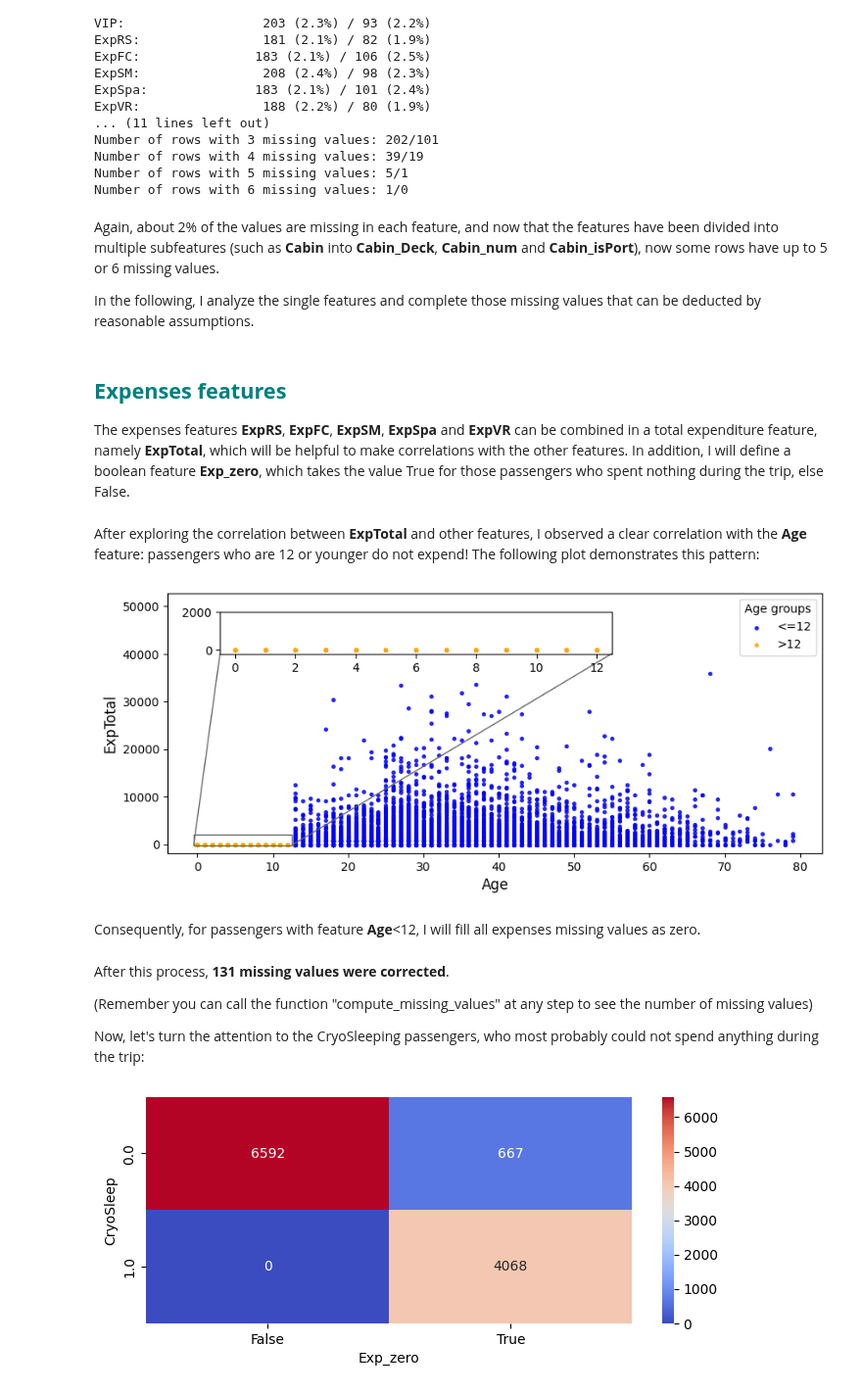
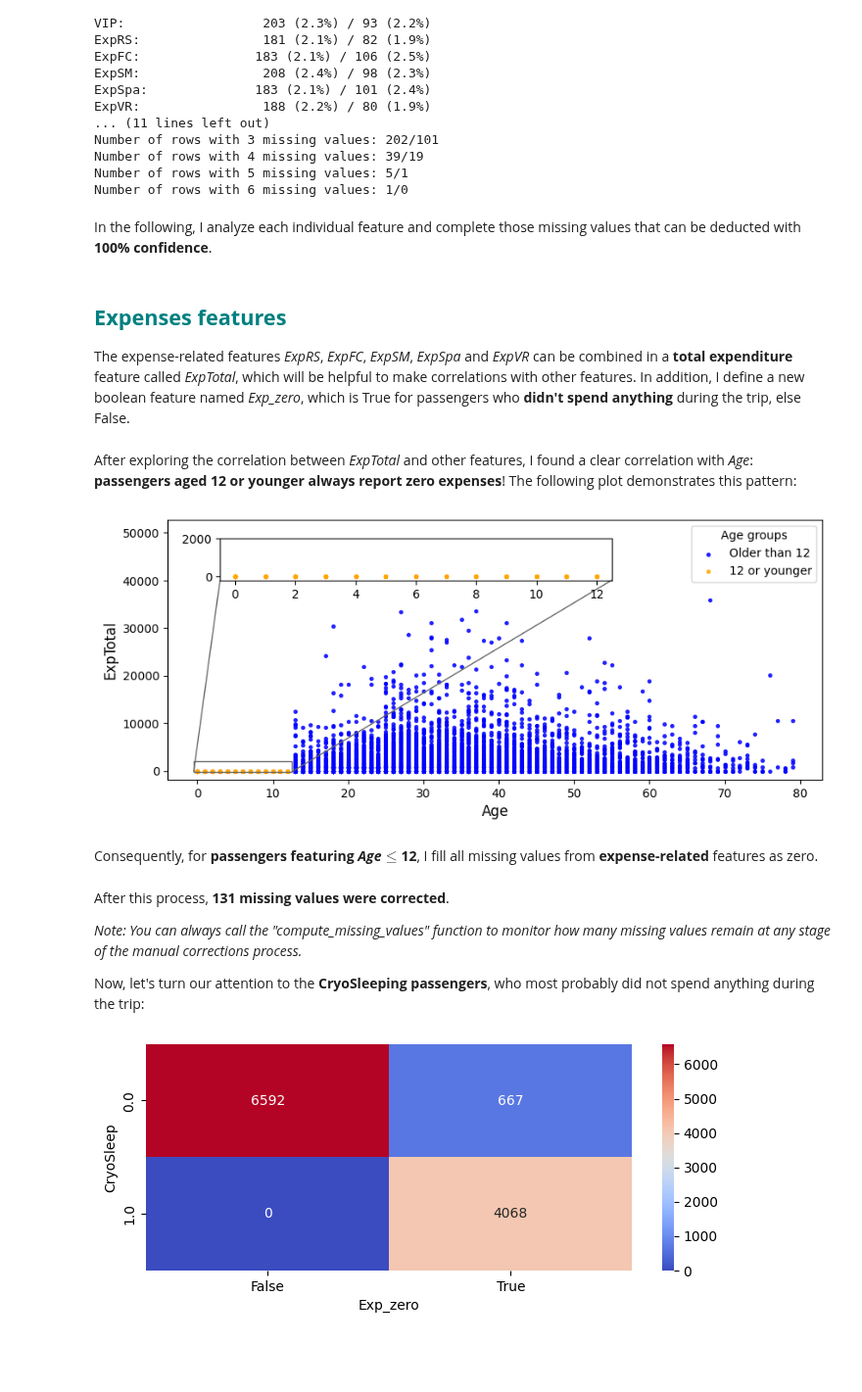
Before and after one commit to Fertmeneses/titanic-spaceship-kaggle, a Jupyter notebook: 03_spaceship-titanic-data-imputation.ipynb, the cells around one changed output. Shown at 98% size. Drawn from its saved outputs; the diff is of its cells as text; code cells hidden in the pictures; blank space fills up the shorter version.

Commit message:
Continue ML-assisted revision, finish the Manual Corrections section

```diff
--- a/03_spaceship-titanic-data-imputation.ipynb
+++ b/03_spaceship-titanic-data-imputation.ipynb
@@ -1154,6 +1154,4 @@ Number of rows with 4 missing values: 39/19
 Number of rows with 5 missing values: 5/1
 Number of rows with 6 missing values: 1/0
 # %% [markdown]
-Again, about 2% of the values are missing in each feature, and now that the features have been divided into multiple subfeatures (such as **Cabin** into **Cabin_Deck**, **Cabin_num** and **Cabin_isPort**), now some rows have up to 5 or 6 missing values.
-
-In the following, I analyze the single features and complete those missing values that can be deducted by reasonable assumptions.
+In the following, I analyze each individual feature and complete those missing values that can be deducted with **100% confidence**.
@@ -1183,5 +1159,5 @@ def make_two_feature_chart(df,feat1,feat2,figsize=(10,4)):
 <a id="Manual_data_correction_Expenses_Features"></a>
 ## <span style="color:teal;font-weight:bold;">Expenses features</span>
 
-The expenses features **ExpRS**, **ExpFC**, **ExpSM**, **ExpSpa** and **ExpVR** can be combined in a total expenditure feature, namely **ExpTotal**, which will be helpful to make correlations with the other features. In addition, I will define a boolean feature **Exp_zero**, which takes the value True for those passengers who spent nothing during the trip, else False.
+The expense-related features *ExpRS*, *ExpFC*, *ExpSM*, *ExpSpa* and *ExpVR* can be combined in a **total expenditure** feature called *ExpTotal*, which will be helpful to make correlations with other features. In addition, I define a new boolean feature named *Exp_zero*, which is True for passengers who **didn't spend anything** during the trip, else False.
 # %%
@@ -1204,34 +1183,34 @@ for dataset in [train_df_MC, test_df_MC]:
     dataset.loc[dataset['ExpTotal']==0,'Exp_zero'] = True # Compute True values
     dataset.loc[dataset['ExpTotal']>0,'Exp_zero'] = False # Compute False values
 # %% [markdown]
-After exploring the correlation between **ExpTotal** and other features, I observed a clear correlation with the **Age** feature: passengers who are 12 or younger do not expend! The following plot demonstrates this pattern:
+After exploring the correlation between *ExpTotal* and other features, I found a clear correlation with *Age*: **passengers aged 12 or younger always report zero expenses**! The following plot demonstrates this pattern:
 # %%
 # Merge training and testing datasets:
 all_df = pd.concat([train_df_MC, test_df_MC])
 # Set age condition:
 age_limit = 12 # Set age limit for zoomed-in plot
 cond_age = all_df["Age"] <= age_limit
 
 # Plot expenses vs age:
 from mpl_toolkits.axes_grid1.inset_locator import zoomed_inset_axes
 from mpl_toolkits.axes_grid1.inset_locator import mark_inset
 
 fig, ax = plt.subplots(figsize=(10,4))
-ax.scatter(all_df["Age"][~cond_age],all_df["ExpTotal"][~cond_age],s=7,alpha=0.8,color='blue',label='<=12')
-ax.scatter(all_df["Age"][cond_age],all_df["ExpTotal"][cond_age],s=7,alpha=0.8,color='orange',label='>12')
+ax.scatter(all_df["Age"][~cond_age],all_df["ExpTotal"][~cond_age],s=7,alpha=0.8,color='blue',label='Older than 12')
+ax.scatter(all_df["Age"][cond_age],all_df["ExpTotal"][cond_age],s=7,alpha=0.8,color='orange',label='12 or younger')
 ax.set_xlabel('Age',fontsize=12), ax.set_ylabel('ExpTotal',fontsize=12)
 ax.set_ylim(ax.get_ylim()[0], ax.get_ylim()[1]+15000)
 ax.legend(title='Age groups')
 # Zoomed-in image:
 axins = zoomed_inset_axes(ax, 4, loc=6, bbox_to_anchor=[180,280,50,50])
 axins.scatter(all_df["Age"][cond_age],all_df["ExpTotal"][cond_age],s=7,alpha=0.8,color='orange')
 axins.set_xlim(-0.5, age_limit+0.5), axins.set_ylim(-200, 2000)
 mark_inset(ax, axins, loc1=4, loc2=3, fc="none", ec="0.4") # Lines for inset image
 plt.show()
 # %% [output]
-[figure, old version]
+[figure, new version]
 # %% [markdown]
-Consequently, for passengers with feature **Age**<12, I will fill all expenses missing values as zero.
+Consequently, for **passengers featuring *Age*$\leq$12**, I fill all missing values from **expense-related** features as zero.
 # %%
 age_limit = 12 # Set age limit for zoomed-in plot
 for dataset in [train_df_MC, test_df_MC]:
@@ -1243,6 +1222,6 @@ for dataset in [train_df_MC, test_df_MC]:
 # %% [markdown]
 After this process, **131 missing values were corrected**.
 
-(Remember you can call the function "compute_missing_values" at any step to see the number of missing values)
+*Note: You can always call the "compute_missing_values" function to monitor how many missing values remain at any stage of the manual corrections process.*
 
-Now, let's turn the attention to the CryoSleeping passengers, who most probably could not spend anything during the trip:
+Now, let's turn our attention to the **CryoSleeping passengers**, who most probably did not spend anything during the trip:
```
Also changed, not shown: parts of 43 cells of this notebook.
